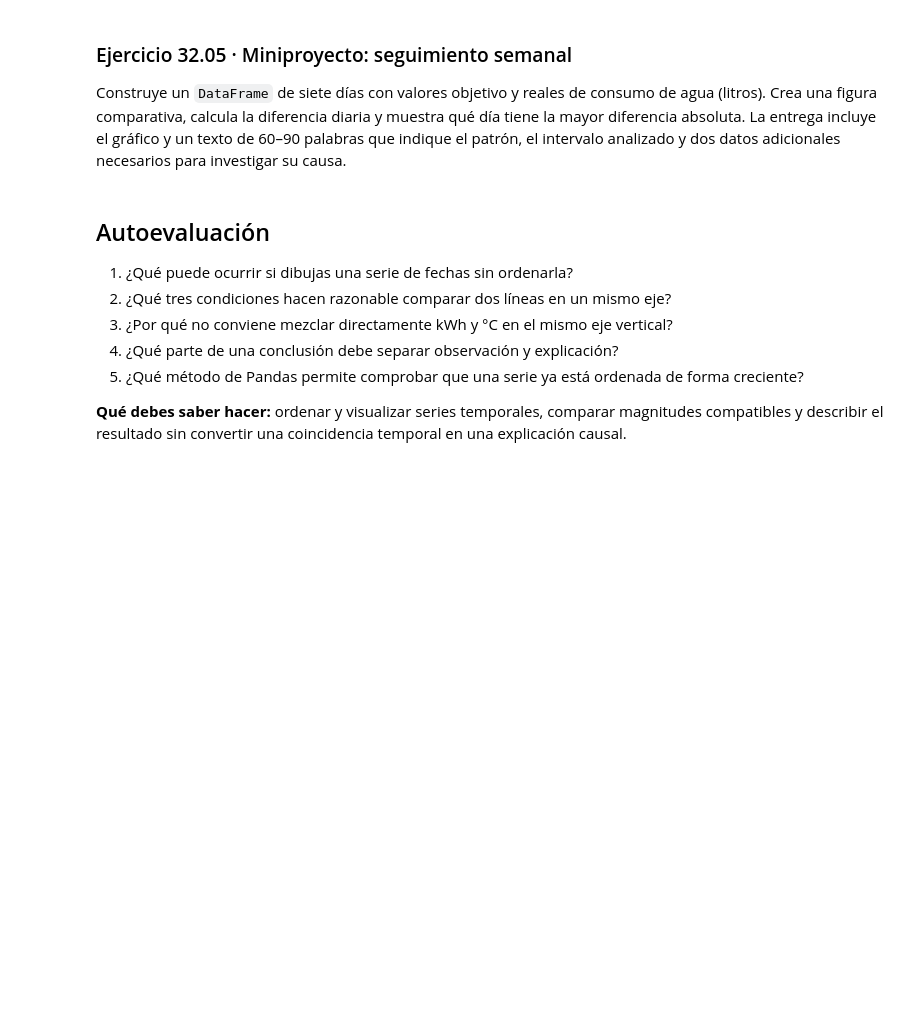
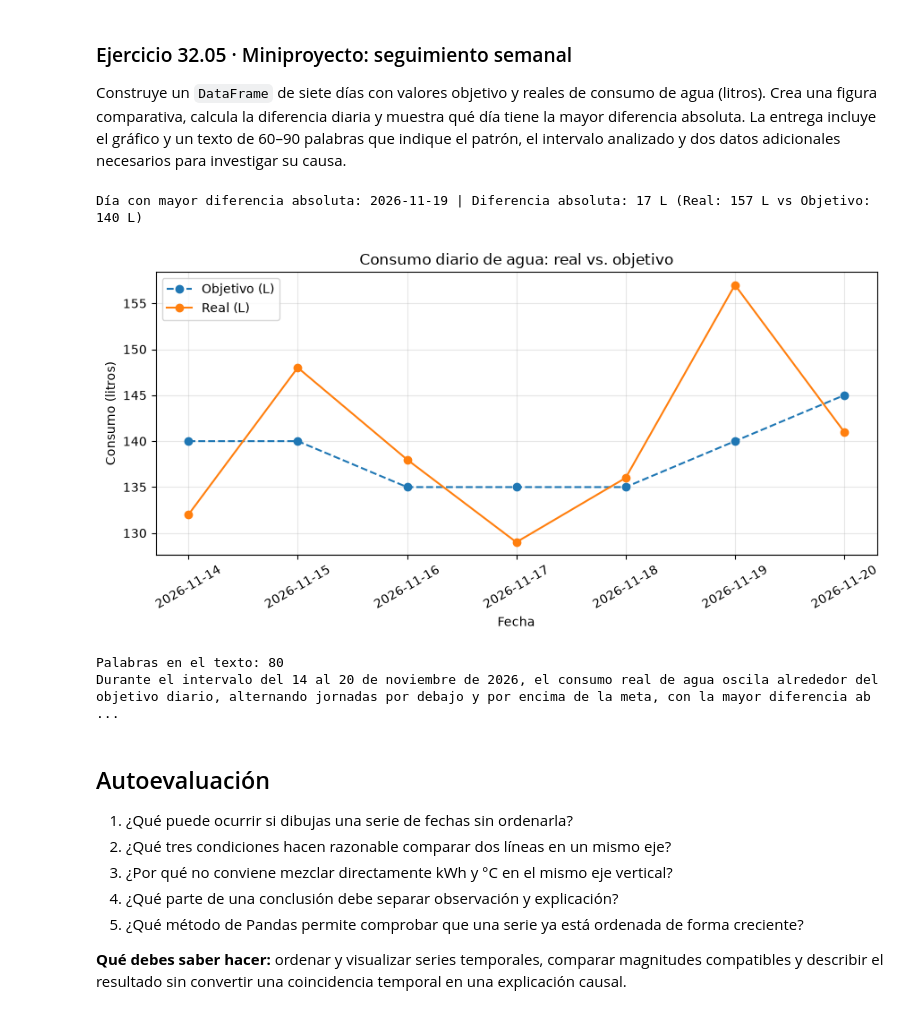
Before and after one commit to Aeorus110/Proyecto, a Jupyter notebook: unidades/32_matplotlib_series_y_comparaciones_temporales.ipynb, the cells around one changed output. Drawn from its saved outputs; the diff is of its cells as text; code cells hidden in the pictures; blank space fills up the shorter version.

```diff
--- a/unidades/32_matplotlib_series_y_comparaciones_temporales.ipynb
+++ b/unidades/32_matplotlib_series_y_comparaciones_temporales.ipynb
@@ -235,6 +274,72 @@ Define `comparar_series(x, primera, segunda, etiqueta_primera, etiqueta_segunda,
 Construye un `DataFrame` de siete días con valores objetivo y reales de consumo de agua (litros). Crea una figura comparativa, calcula la diferencia diaria y muestra qué día tiene la mayor diferencia absoluta. La entrega incluye el gráfico y un texto de 60–90 palabras que indique el patrón, el intervalo analizado y dos datos adicionales necesarios para investigar su causa.
 # %%
 # Escribe aquí tu solución del ejercicio 32.05.
+df = pd.DataFrame({
+    "fecha": [
+        "2026-11-14",
+        "2026-11-15",
+        "2026-11-16",
+        "2026-11-17",
+        "2026-11-18",
+        "2026-11-19",
+        "2026-11-20",
+    ],
+    "objetivo_l": [140, 140, 135, 135, 135, 140, 145],
+    "real_l": [132, 148, 138, 129, 136, 157, 141],
+})
+
+df["fecha"] = pd.to_datetime(df["fecha"])
+
+# Diferencia normal (con signo): real - objetivo. Sirve para ver la dirección del desvío (exceso o ahorro) y el balance neto.
+    # Si es positiva (+17), hubo 17 L de más respecto al objetivo.
+    # Si es negativa (-8), hubo 8 L de menos respecto al objetivo.
+# Diferencia absoluta: |real - objetivo| (con .abs()). Quita el signo y deja solo el tamaño del desvío:
+    #Un día con -8 L pasa a tener una diferencia absoluta de 8 L.
+    #Un día con +17 L tiene una diferencia absoluta de 17 L.
+
+df["diferencia_l"] = df["real_l"] - df["objetivo_l"] # Calcular la diferencia diaria.
+df["diferencia_abs_l"] = df["diferencia_l"].abs() # Calcular la diferencia absoluta.
+
+# Día con mayor diferencia absoluta
+idx_max = df["diferencia_abs_l"].idxmax()
+fila_max = df.loc[idx_max]
+
+print(
+    f"\nDía con mayor diferencia absoluta: {fila_max['fecha'].strftime('%Y-%m-%d')} "
+    f"| Diferencia absoluta: {fila_max['diferencia_abs_l']} L "
+    f"(Real: {fila_max['real_l']} L vs Objetivo: {fila_max['objetivo_l']} L)"
+)
+
+fig, ax = plt.subplots(figsize=(9, 4.5)) # 9 pulgadas por 4.5 ancho (2:1)
+
+ax.plot(df["fecha"], df["objetivo_l"], marker="o", linestyle="--", label="Objetivo (L)")
+ax.plot(df["fecha"], df["real_l"], marker="o", label="Real (L)")
+
+ax.set_title("Consumo diario de agua: real vs. objetivo")
+ax.set_xlabel("Fecha")
+ax.set_ylabel("Consumo (litros)")
+ax.legend()
+ax.grid(True, alpha=0.3)
+
+plt.xticks(rotation=30) #Sirve para inclinar 30 grados las etiquetas del eje X (las fechas) y evitar que se pisen o choquen entre sí.
+plt.tight_layout() # Ajusta automáticamente los márgenes y espacios alrededor del gráfico
+plt.show()
+
+texto_analisis = (
+    "Durante el intervalo del 14 al 20 de noviembre de 2026, el consumo real de agua "
+    "oscila alrededor del objetivo diario, alternando jornadas por debajo y por encima de la meta, "
+    "con la mayor diferencia absoluta el 19 de noviembre (17 litros). Para investigar qué está "
+    "detrás de estas variaciones sin asumir causas directas, harían falta dos datos adicionales: "
+    "el número de personas presentes en el domicilio cada día y el registro de tareas o usos "
+    "puntuales de mayor caudal."
+)
+
+print(texto_analisis)
+# %% [output]
+Día con mayor diferencia absoluta: 2026-11-19 | Diferencia absoluta: 17 L (Real: 157 L vs Objetivo: 140 L)
+[figure, added]
+Palabras en el texto: 80
+Durante el intervalo del 14 al 20 de noviembre de 2026, el consumo real de agua oscila alrededor del objetivo diario, alternando jornadas por debajo y por encima de la meta, con la mayor diferencia ab ...
 # %% [markdown]
 ## Autoevaluación
 
```
Also changed, not shown: parts of 4 cells of this notebook, 17 other files.
